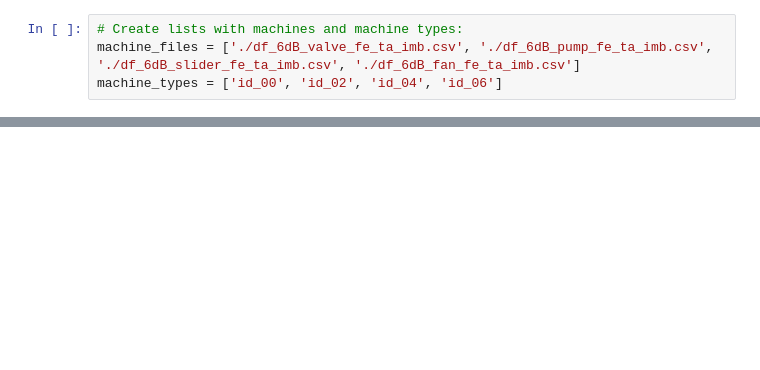
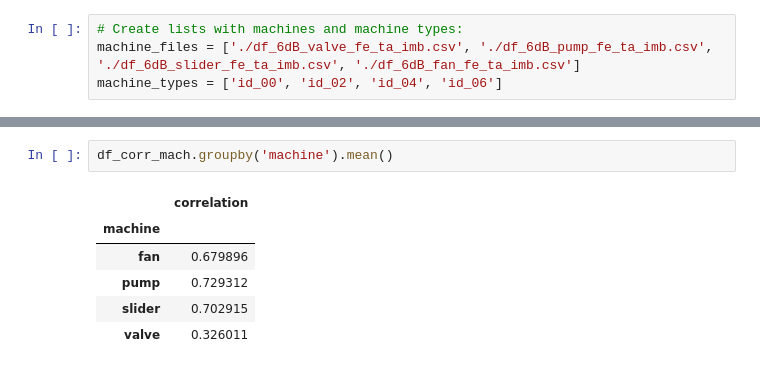
Before and after one commit to kpranke/machine-monitoring-conditions-unsupervised, a Jupyter notebook: Validation for all machines.ipynb, the cells around one changed output, grey strips where cells are left out. Cells and saved outputs as stored; diff of their text form; blank space fills up the shorter version.

```diff
--- a/Validation for all machines.ipynb
+++ b/Validation for all machines.ipynb
@@ -116,0 +120,9 @@ df_corr.head(16)
+# %%
+df_corr_mach.groupby('machine').mean()
+# %% [output]
+|  | correlation |
+| machine |  |
+| fan | 0.679896 |
+| pump | 0.729312 |
+| slider | 0.702915 |
+| valve | 0.326011 |
```
Also changed, not shown: parts of 12 cells of this notebook, 2 other files.
